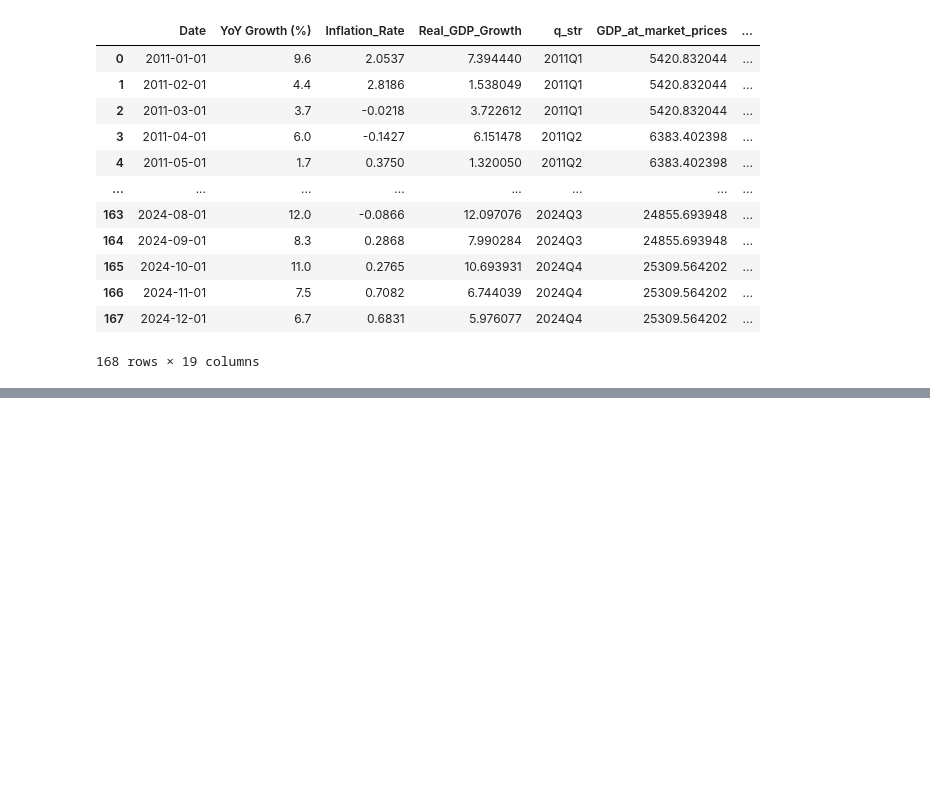
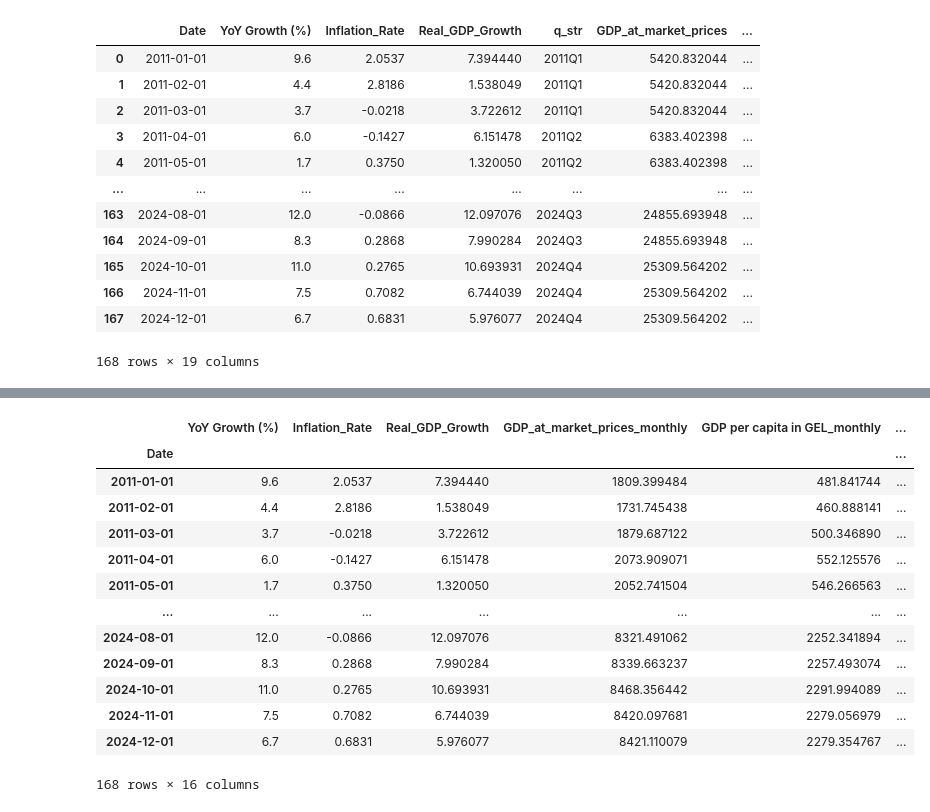
Before and after one commit to DavitGamtenadze/ISET_CPD_Business_Cycle, a Jupyter notebook: notebooks/CPD_of_business_cycles.ipynb, the cells around one changed output, grey strips where cells are left out. Saved outputs shown, nothing was run; the diff lists cells and outputs as text; code cells hidden in the pictures; blank space fills up the shorter version.

```diff
--- a/notebooks/CPD_of_business_cycles.ipynb
+++ b/notebooks/CPD_of_business_cycles.ipynb
@@ -56,0 +141,17 @@ gdp_data
+# %%
+df
+# %% [output]
+|  | YoY Growth (%) | Inflation_Rate | Real_GDP_Growth | GDP_at_market_prices_monthly | GDP per capita in GEL_monthly | ... |
+| Date |  |  |  |  |  | ... |
+| 2011-01-01 | 9.6 | 2.0537 | 7.394440 | 1809.399484 | 481.841744 | ... |
+| 2011-02-01 | 4.4 | 2.8186 | 1.538049 | 1731.745438 | 460.888141 | ... |
+| 2011-03-01 | 3.7 | -0.0218 | 3.722612 | 1879.687122 | 500.346890 | ... |
+| 2011-04-01 | 6.0 | -0.1427 | 6.151478 | 2073.909071 | 552.125576 | ... |
+| 2011-05-01 | 1.7 | 0.3750 | 1.320050 | 2052.741504 | 546.266563 | ... |
+| ... | ... | ... | ... | ... | ... | ... |
+| 2024-08-01 | 12.0 | -0.0866 | 12.097076 | 8321.491062 | 2252.341894 | ... |
+| 2024-09-01 | 8.3 | 0.2868 | 7.990284 | 8339.663237 | 2257.493074 | ... |
+| 2024-10-01 | 11.0 | 0.2765 | 10.693931 | 8468.356442 | 2291.994089 | ... |
+| 2024-11-01 | 7.5 | 0.7082 | 6.744039 | 8420.097681 | 2279.056979 | ... |
+| 2024-12-01 | 6.7 | 0.6831 | 5.976077 | 8421.110079 | 2279.354767 | ... |
+168 rows × 16 columns
```
Also changed, not shown: parts of 9 cells of this notebook, 2 other files.
